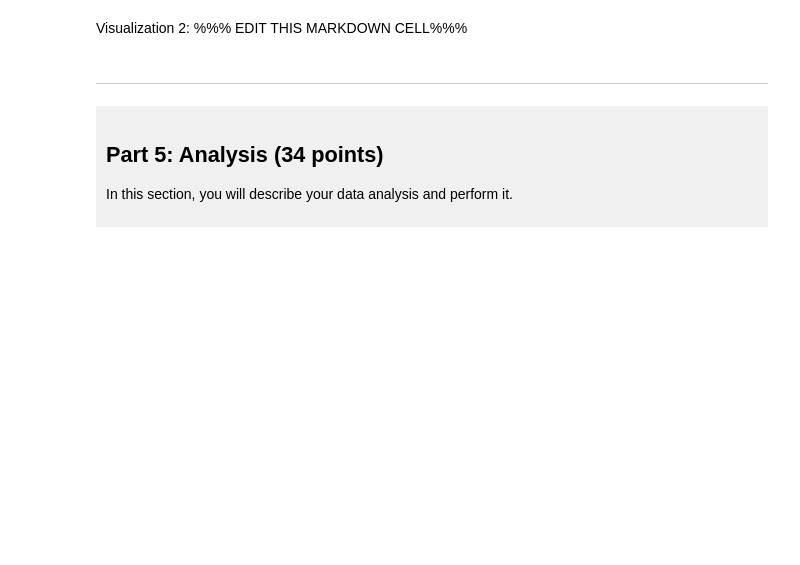
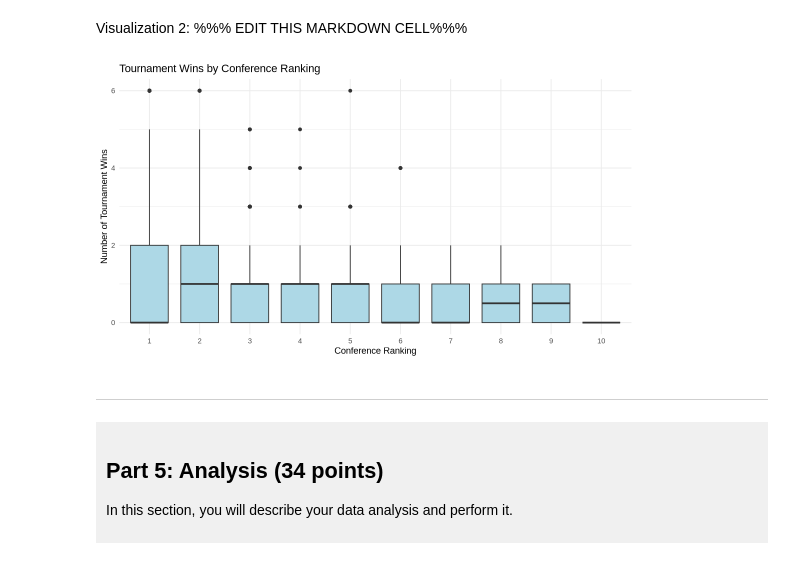
Before and after one commit to alangodfather/dsci-100-project-alan-li, a Jupyter notebook: dsci-100-project-notebook.ipynb, the cells around one changed output. Saved outputs shown, nothing was run; the diff lists cells and outputs as text; code cells hidden in the pictures; blank space fills up the shorter version.

```diff
--- a/dsci-100-project-notebook.ipynb
+++ b/dsci-100-project-notebook.ipynb
@@ -315,7 +434,18 @@ Visualization 1: %%% EDIT THIS MARKDOWN CELL%%%
 # %% [markdown]
 Visualization 2: %%% EDIT THIS MARKDOWN CELL%%%
 # %%
-### EDIT THIS CODE CELL FOR VISUALIZATION 2###
+rank_relationship <- ggplot(basketball_tidy,
+                            aes(x = as.factor(conf_rank),
+                                y = tourney_wins)) +
+    geom_boxplot(fill = "lightblue") +
+    labs(title = "Tournament Wins by Conference Ranking",
+         x = "Conference Ranking",
+         y = "Number of Tournament Wins") +
+    theme_minimal()
+
+rank_relationship
+# %% [output]
+[figure, added]
 # %% [markdown]
 ------
 # %% [markdown]
```
Also changed, not shown: parts of 24 cells of this notebook.
